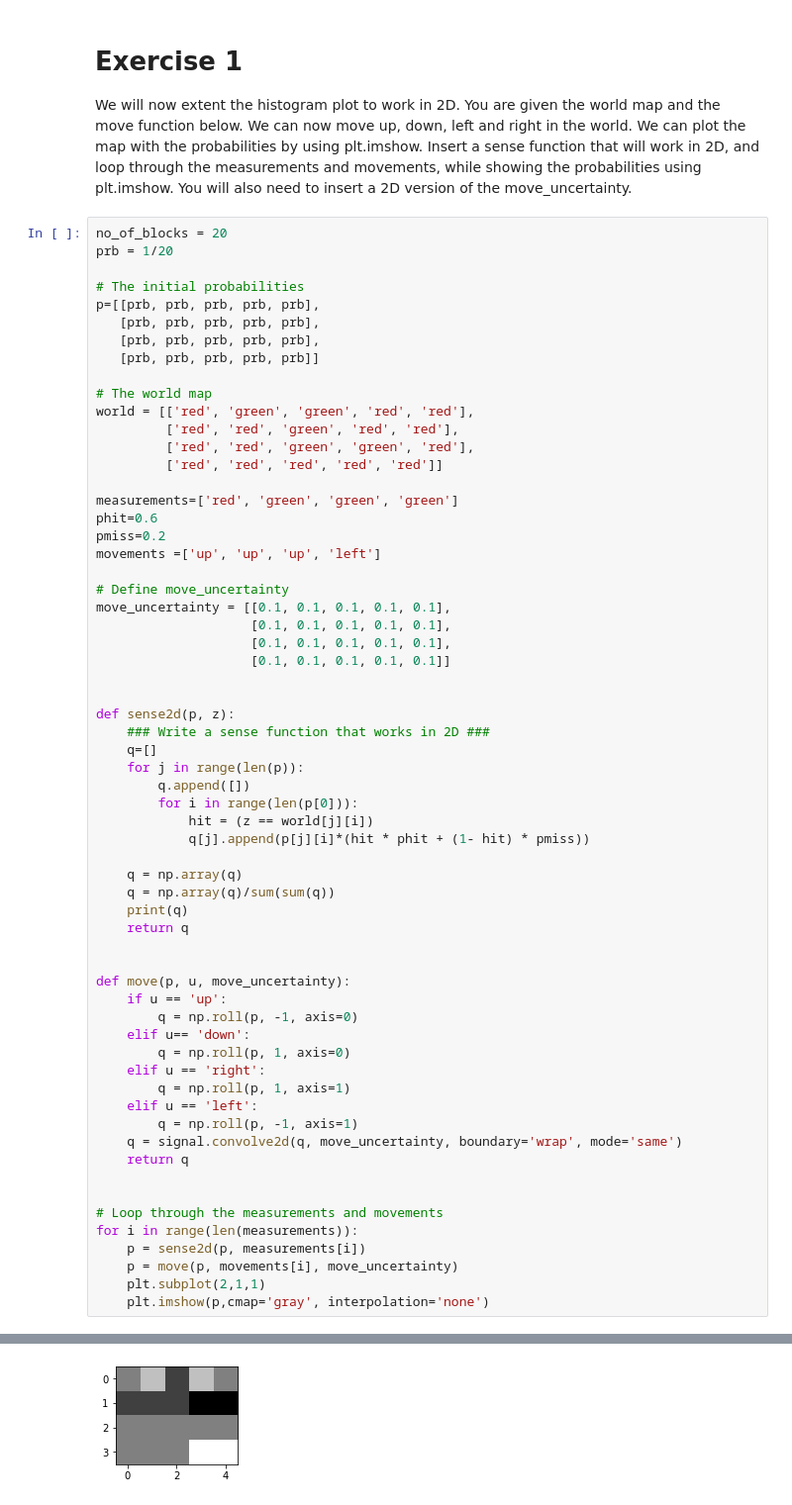
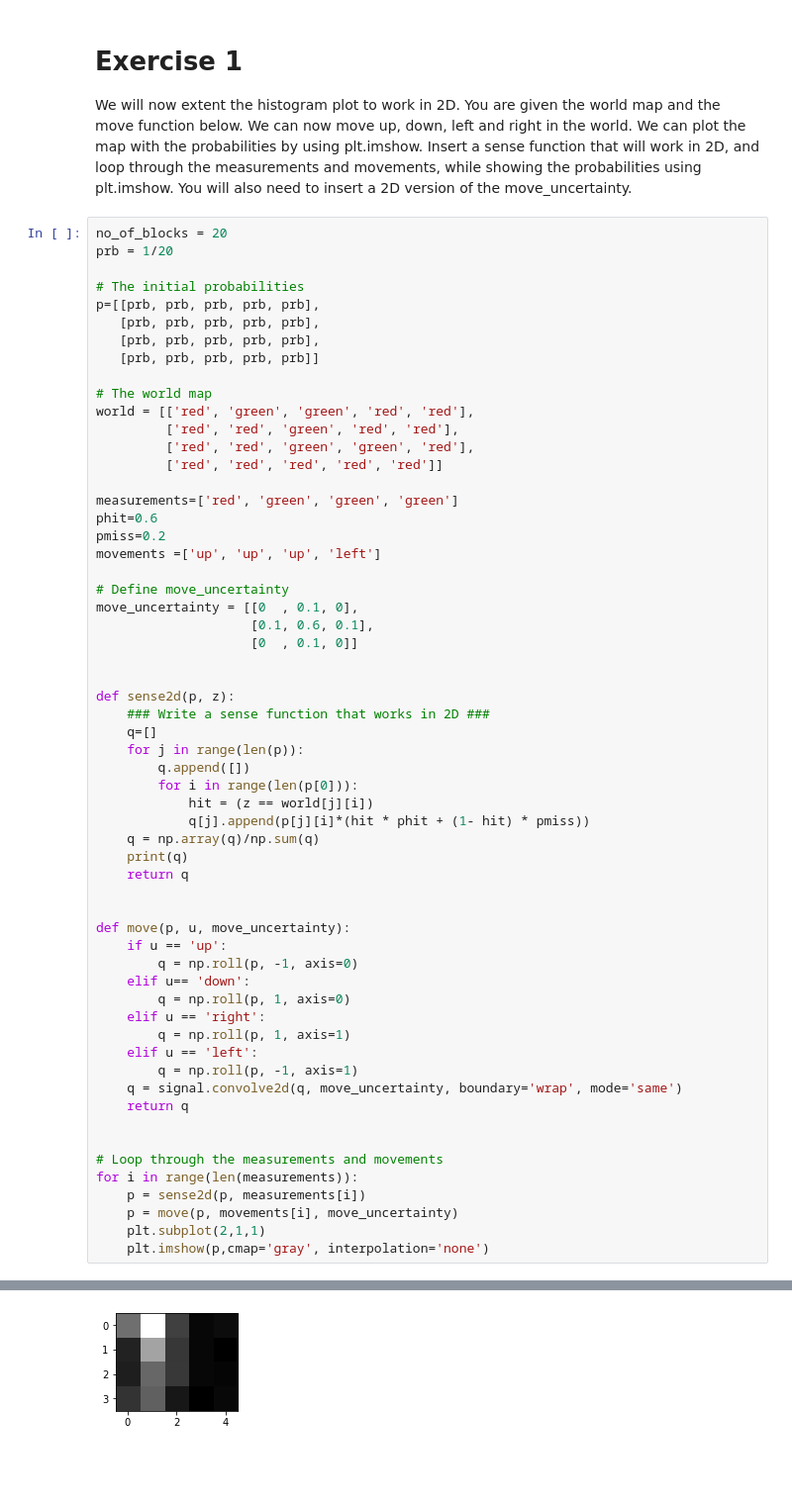
Before and after one commit to jakoboss69/Exercises-in-Perception-Group-2, a Jupyter notebook: week 7 - State Estimation/Exercises week 7/Exercise1 - Histogram filter.ipynb, the cells around one changed output, grey strips where cells are left out. Shown at 99% size. Saved outputs shown, nothing was run; the diff lists cells and outputs as text; blank space fills up the shorter version.

```diff
--- a/week 7 - State Estimation/Exercises week 7/Exercise1 - Histogram filter.ipynb
+++ b/week 7 - State Estimation/Exercises week 7/Exercise1 - Histogram filter.ipynb
@@ -151,10 +151,9 @@ pmiss=0.2
 movements =['up', 'up', 'up', 'left']
 
 # Define move_uncertainty
-move_uncertainty = [[0.1, 0.1, 0.1, 0.1, 0.1],
-                    [0.1, 0.1, 0.1, 0.1, 0.1],
-                    [0.1, 0.1, 0.1, 0.1, 0.1],
-                    [0.1, 0.1, 0.1, 0.1, 0.1]]
+move_uncertainty = [[0  , 0.1, 0],
+                    [0.1, 0.6, 0.1],
+                    [0  , 0.1, 0]]
 
 
 def sense2d(p, z):
@@ -165,9 +164,7 @@ def sense2d(p, z):
         for i in range(len(p[0])):
             hit = (z == world[j][i])
             q[j].append(p[j][i]*(hit * phit + (1- hit) * pmiss))
-
-    q = np.array(q)
-    q = np.array(q)/sum(sum(q))
+    q = np.array(q)/np.sum(q)
     print(q)
     return q
 
@@ -211 +208 @@ for i in range(len(measurements)):
-[figure, old version]
+[figure, new version]
```
Also changed, not shown: parts of 2 cells of this notebook, 4 other files.
